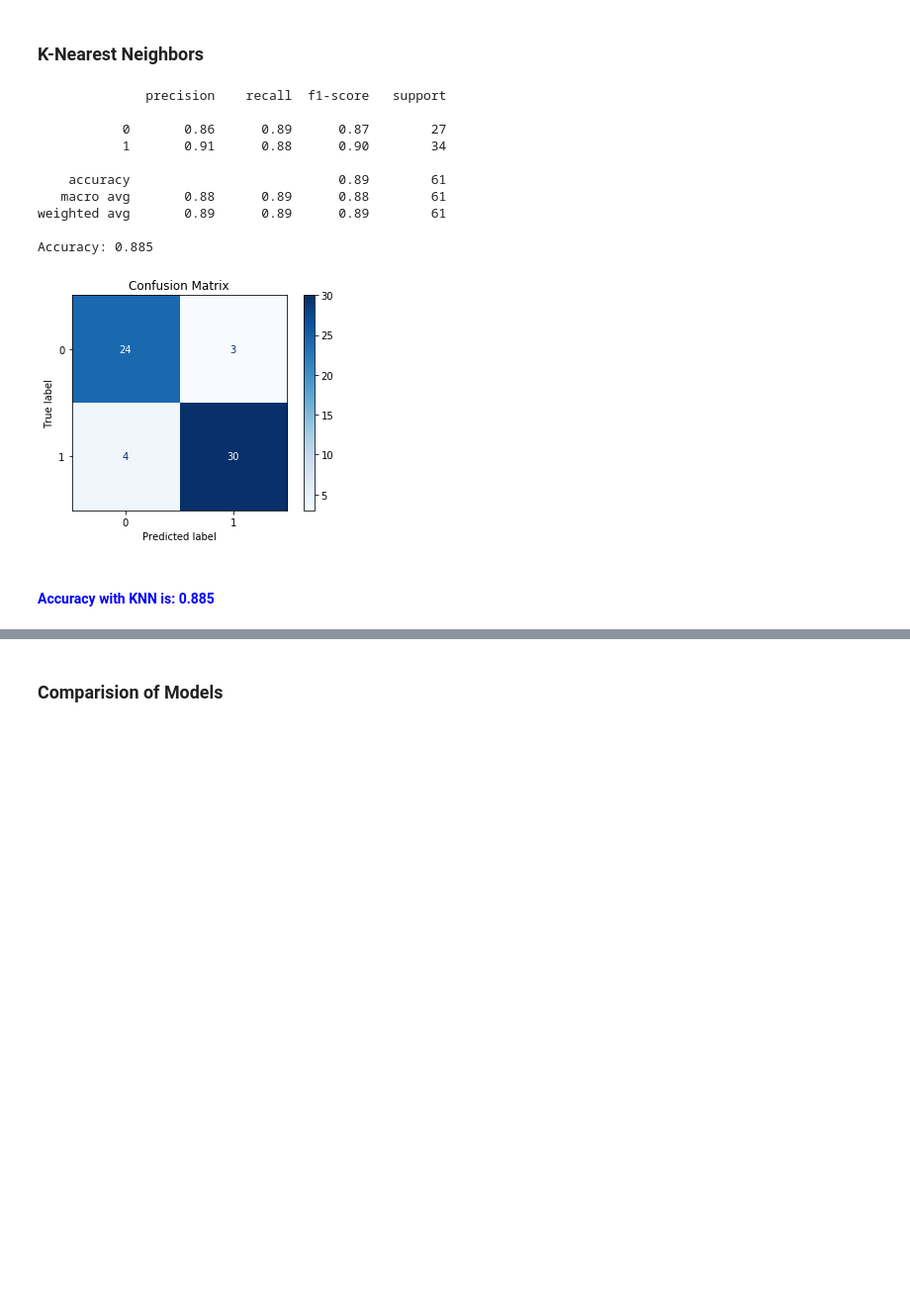
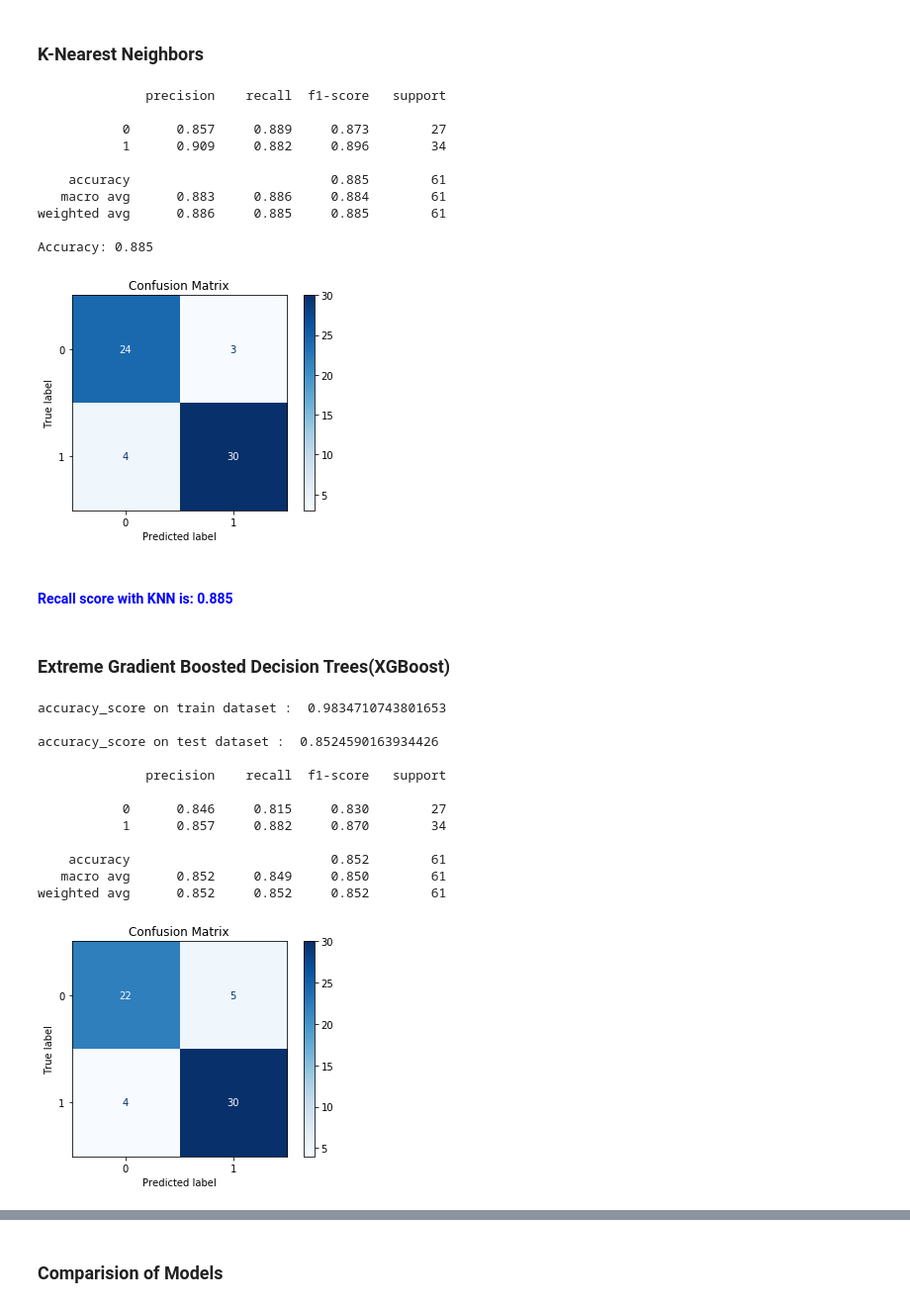
Before and after one commit to SonerAbay/heart-disease-detection, a Jupyter notebook: heart_disease.ipynb, the cells around one changed output, grey strips where cells are left out. Shown at 99% size. Saved outputs shown, nothing was run; the diff lists cells and outputs as text; code cells hidden in the pictures; blank space fills up the shorter version.

```diff
--- a/heart_disease.ipynb
+++ b/heart_disease.ipynb
@@ -318,7 +318,7 @@ knn_pred = knn.predict(X_test)
 # storing recall_score for later comparision
 knn_recall = round(recall_score(y_test,knn_pred,average='weighted'),3)
 
-print (classification_report(y_test, knn_pred, labels=None, target_names=None, sample_weight=None, digits=2, output_dict=False))
+print (classification_report(y_test, knn_pred, labels=None, target_names=None, sample_weight=None, digits=3, output_dict=False))
 print
 print ("Accuracy: %.3f" % accuracy_score(y_test, knn_pred))
 
@@ -330,14 +330,63 @@ plt.show()
 # %% [output]
               precision    recall  f1-score   support
 
-           0       0.86      0.89      0.87        27
-           1       0.91      0.88      0.90        34
+           0      0.857     0.889     0.873        27
+           1      0.909     0.882     0.896        34
 
-    accuracy                           0.89        61
-   macro avg       0.88      0.89      0.88        61
-weighted avg       0.89      0.89      0.89        61
+    accuracy                          0.885        61
+   macro avg      0.883     0.886     0.884        61
+weighted avg      0.886     0.885     0.885        61
 
 Accuracy: 0.885
 [figure]
 # %% [markdown]
-#### <span style="color:blue">Accuracy with KNN is: **0.885** </span>
+#### <span style="color:blue">Recall score with KNN is: **0.885** </span>
+# %% [markdown]
+### Extreme Gradient Boosted Decision Trees(XGBoost)
+# %%
+# importing required libraries
+import pandas as pd
+from xgboost import XGBClassifier
+from sklearn.metrics import accuracy_score
+import xgboost as xgb
+
+model = XGBClassifier()
+
+# fit the model with the training data
+model.fit(X_train,y_train)
+
+# Accuray Score on train dataset
+accuracy_train = accuracy_score(y_train,predict_train)
+print('\naccuracy_score on train dataset : ', accuracy_train)
+
+# predict the target on the test dataset
+predict_test = model.predict(X_test)
+print('\naccuracy_score on test dataset : ', accuracy_test)
+print()
+
+xgb_recall = round(recall_score(y_test, predict_test, average='weighted'),3)
+
+print (classification_report(y_test, predict_test, labels=None, target_names=None, sample_weight=None, digits=3, output_dict=False))
+
+# Accuracy Score on test dataset
+accuracy_test = accuracy_score(y_test,predict_test)
+
+# confusion matrix
+disp = plot_confusion_matrix(model, X_test, y_test,
+                             cmap=plt.cm.Blues)
+disp.ax_.set_title("Confusion Matrix")
+plt.show()
+# %% [output]
+accuracy_score on train dataset :  0.9834710743801653
+
+accuracy_score on test dataset :  0.8524590163934426
+
+              precision    recall  f1-score   support
+
+           0      0.846     0.815     0.830        27
+           1      0.857     0.882     0.870        34
+
+    accuracy                          0.852        61
+   macro avg      0.852     0.849     0.850        61
+weighted avg      0.852     0.852     0.852        61
+[figure, added]
```
Also changed, not shown: parts of 6 cells of this notebook.
